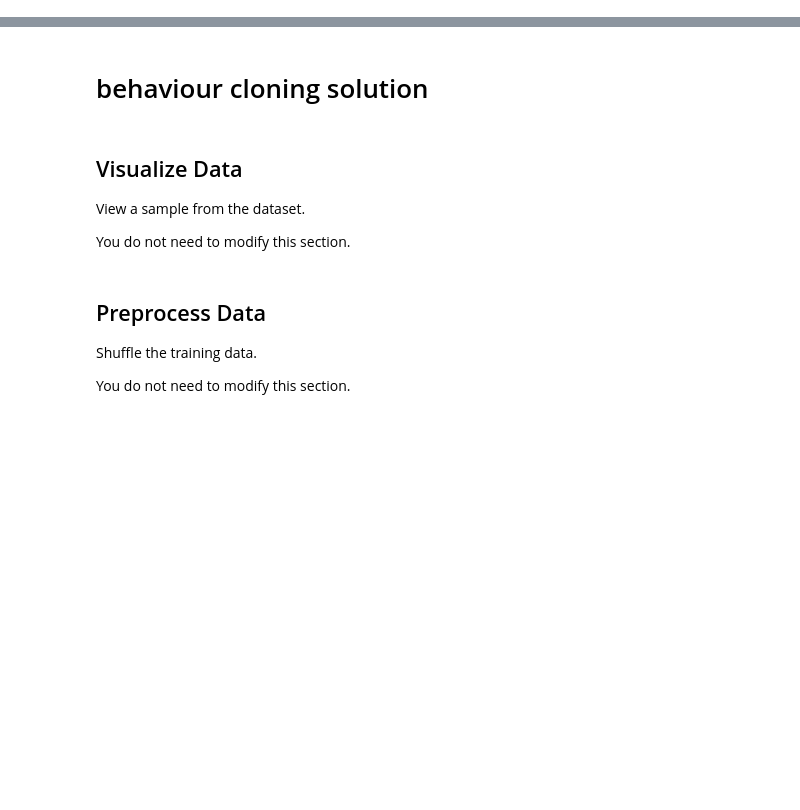
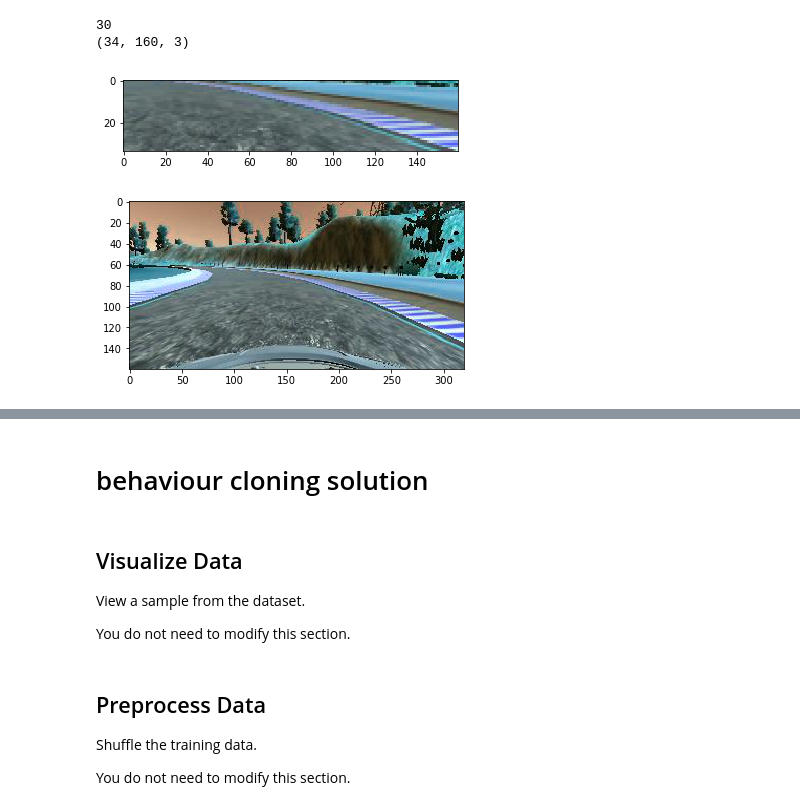
Before and after one commit to rbcorx/CarND-Behavioral-Cloning-P3, a Jupyter notebook: test.ipynb, the cells around one changed output, grey strips where cells are left out. Saved outputs shown, nothing was run; the diff lists cells and outputs as text; code cells hidden in the pictures; blank space fills up the shorter version.

```diff
--- a/test.ipynb
+++ b/test.ipynb
@@ -80,3 +373,15 @@ images, steers = extract_samples_from_rows(data, [0, 1, 2], [0, -0.15, 0.15], fa
+# %%
+images_a, steers_a = zip(*list(map(aug_image, images, steers)))
+print (len(steers))
+#plot_data(steers_a)
+plot_img(images_a[0])
+plot_img(images[0])
+print (images_a[0].shape)
+# %% [output]
+30
+(34, 160, 3)
+[figure, added]
+[figure, added]
 # %%
 import pandas as pd
 column_names = ['center', 'left', 'right',
```
Also changed, not shown: parts of 14 cells of this notebook, 6 other files.
